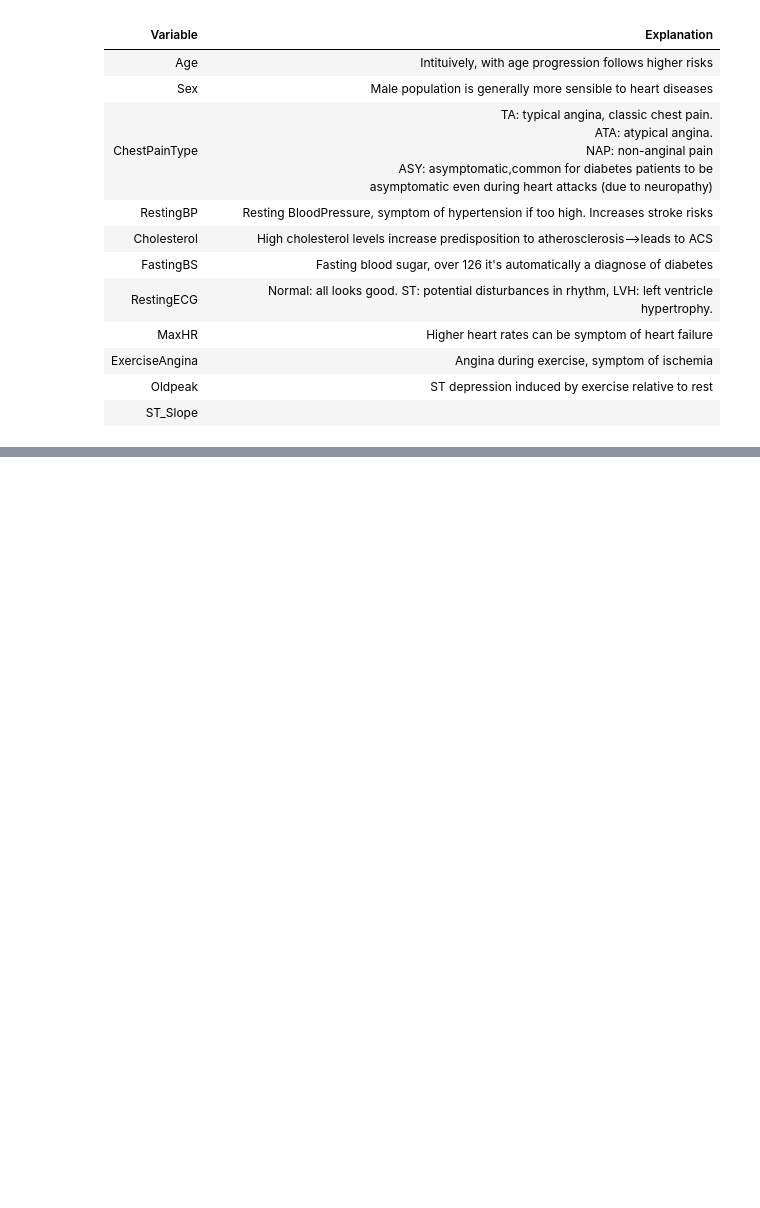
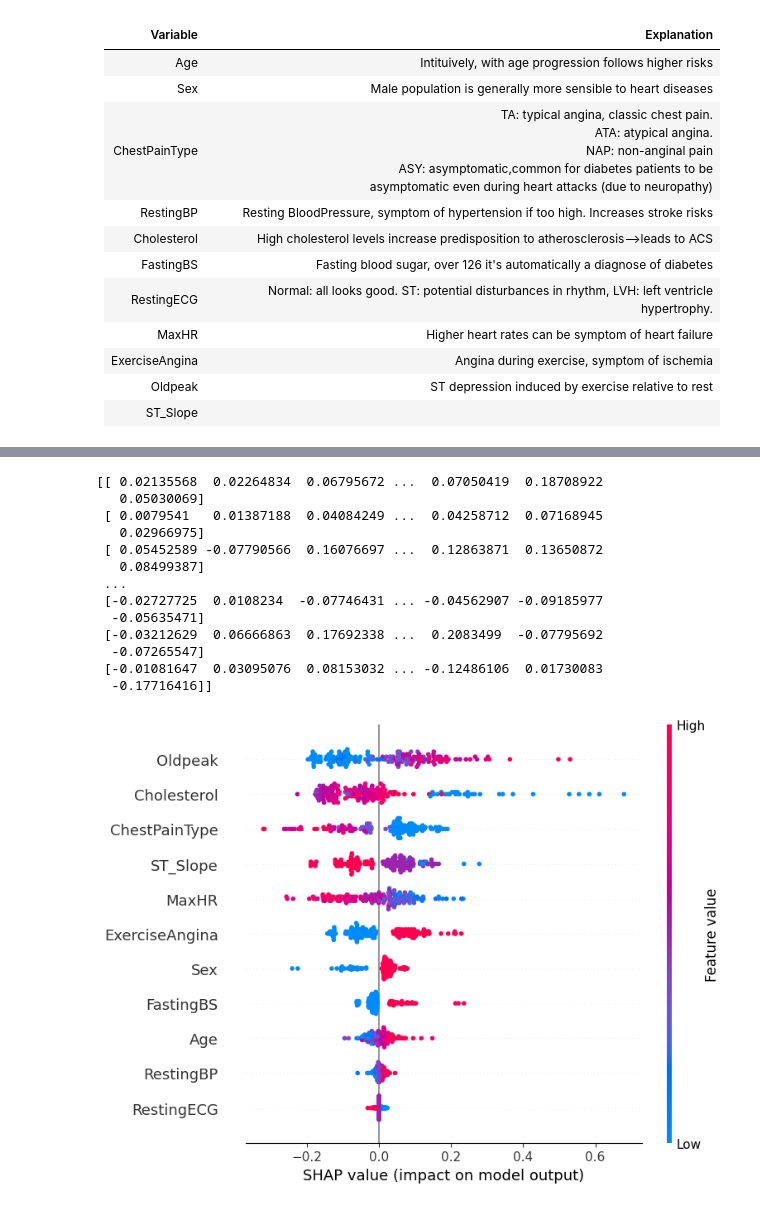
Before and after one commit to nexusfb/ETH-MLxHC-Interpretable-Medical-Data-Classification, a Jupyter notebook: Project1.ipynb, the cells around one changed output, grey strips where cells are left out. Drawn from its saved outputs; the diff is of its cells as text; code cells hidden in the pictures; blank space fills up the shorter version.

```diff
--- a/Project1.ipynb
+++ b/Project1.ipynb
@@ -138,0 +101,18 @@ Lasso(alpha=0.1)
+# %%
+print(shap_values)
+shap.summary_plot(shap_values,test_df.iloc[:,:-1],feature_names=train_df.columns.values)
+# %% [output]
+[[ 0.02135568  0.02264834  0.06795672 ...  0.07050419  0.18708922
+   0.05030069]
+ [ 0.0079541   0.01387188  0.04084249 ...  0.04258712  0.07168945
+   0.02966975]
+ [ 0.05452589 -0.07790566  0.16076697 ...  0.12863871  0.13650872
+   0.08499387]
+ ...
+ [-0.02727725  0.0108234  -0.07746431 ... -0.04562907 -0.09185977
+  -0.05635471]
+ [-0.03212629  0.06666863  0.17692338 ...  0.2083499  -0.07795692
+  -0.07265547]
+ [-0.01081647  0.03095076  0.08153032 ... -0.12486106  0.01730083
+  -0.17716416]]
+[figure, added]
```
Also changed, not shown: parts of 16 cells of this notebook.
